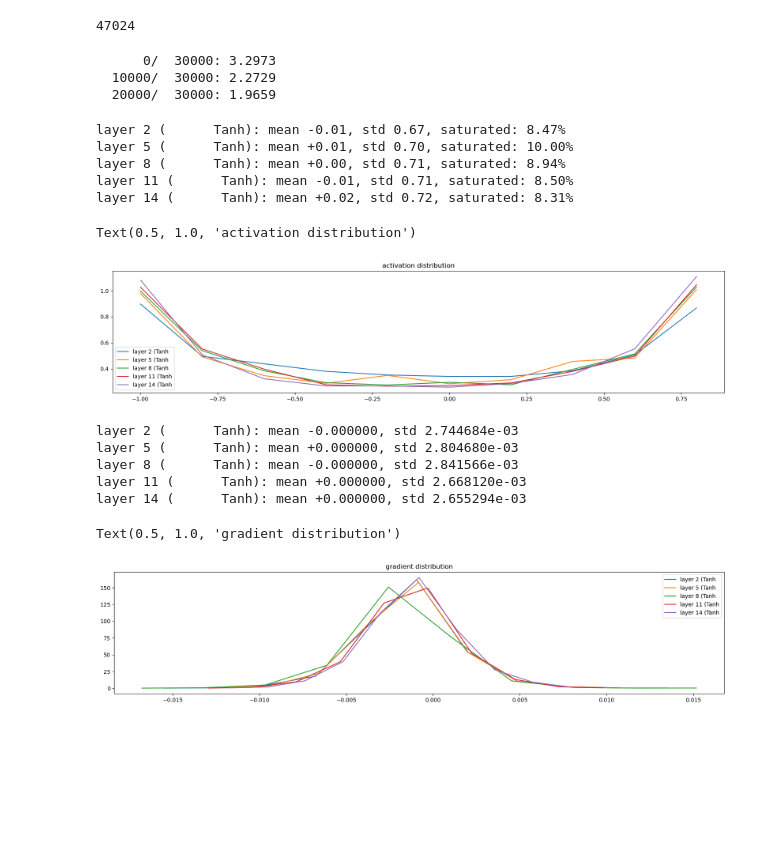
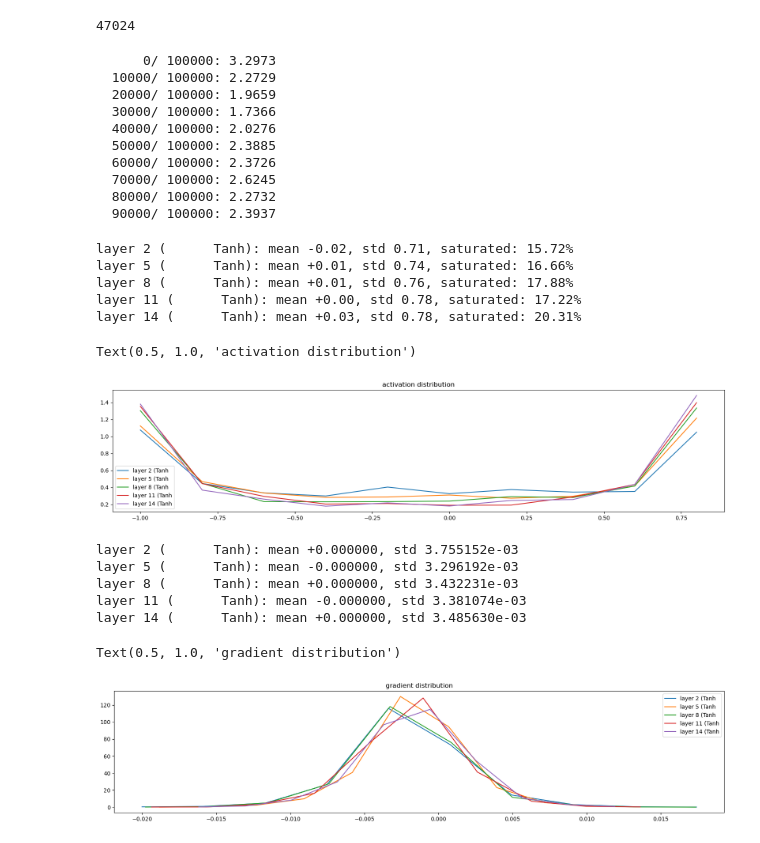
Before and after one commit to empreon/somegrad, a Jupyter notebook: examples/04_mlp2_language_model.ipynb, the cells around one changed output. Drawn from its saved outputs; the diff is of its cells as text; code cells hidden in the pictures; blank space fills up the shorter version.

```diff
--- a/examples/04_mlp2_language_model.ipynb
+++ b/examples/04_mlp2_language_model.ipynb
@@ -85,7 +85,7 @@ print(sum(p.data.size for p in parameters)) # number of parameters in total
 47024
 # %%
 # same optimization as last time
-max_steps = 30000
+max_steps = 100000
 batch_size = 32
 lossi = []
 ud = []
@@ -124,30 +124,37 @@ for i in range(max_steps):
     #if i >= 1000:
     #    break # AFTER_DEBUG: would take out obviously to run full optimization
 # %% [output]
-      0/  30000: 3.2973
-  10000/  30000: 2.2729
-  20000/  30000: 1.9659
+      0/ 100000: 3.2973
+  10000/ 100000: 2.2729
+  20000/ 100000: 1.9659
+  30000/ 100000: 1.7366
+  40000/ 100000: 2.0276
+  50000/ 100000: 2.3885
+  60000/ 100000: 2.3726
+  70000/ 100000: 2.6245
+  80000/ 100000: 2.2732
+  90000/ 100000: 2.3937
 # %%
 # visualize histograms
 plt.figure(figsize=(20, 4)) # width and height of the plot
 legends = []
 for i, layer in enumerate(layers[:-1]): # note: exclude the output layer
   if isinstance(layer, Tanh):
-    t = layer.out
-    print('layer %d (%10s): mean %+.2f, std %.2f, saturated: %.2f%%' % (i, layer.__class__.__name__, t.mean(), t.std(), (abs(t) > 0.97).float().mean()*100))
+    t = layer.out.data
+    print('layer %d (%10s): mean %+.2f, std %.2f, saturated: %.2f%%' % (i, layer.__class__.__name__, t.mean(), t.std(), (abs(t) > 0.97).mean()*100))
     hy, hx = F.histogram(t, density=True)
     plt.plot(hx[:-1].data, hy.data)
     legends.append(f'layer {i} ({layer.__class__.__name__}')
 plt.legend(legends);
 plt.title('activation distribution')
 # %% [output]
-layer 2 (      Tanh): mean -0.01, std 0.67, saturated: 8.47%
-layer 5 (      Tanh): mean +0.01, std 0.70, saturated: 10.00%
-layer 8 (      Tanh): mean +0.00, std 0.71, saturated: 8.94%
-layer 11 (      Tanh): mean -0.01, std 0.71, saturated: 8.50%
-layer 14 (      Tanh): mean +0.02, std 0.72, saturated: 8.31%
+layer 2 (      Tanh): mean -0.02, std 0.71, saturated: 15.72%
+layer 5 (      Tanh): mean +0.01, std 0.74, saturated: 16.66%
+layer 8 (      Tanh): mean +0.01, std 0.76, saturated: 17.88%
+layer 11 (      Tanh): mean +0.00, std 0.78, saturated: 17.22%
+layer 14 (      Tanh): mean +0.03, std 0.78, saturated: 20.31%
 Text(0.5, 1.0, 'activation distribution')
-[figure, old version]
+[figure, new version]
 # %%
 # visualize histograms
 plt.figure(figsize=(20, 4)) # width and height of the plot
@@ -162,13 +169,13 @@ for i, layer in enumerate(layers[:-1]): # note: exclude the output layer
 plt.legend(legends);
 plt.title('gradient distribution')
 # %% [output]
-layer 2 (      Tanh): mean -0.000000, std 2.744684e-03
-layer 5 (      Tanh): mean +0.000000, std 2.804680e-03
-layer 8 (      Tanh): mean -0.000000, std 2.841566e-03
-layer 11 (      Tanh): mean +0.000000, std 2.668120e-03
-layer 14 (      Tanh): mean +0.000000, std 2.655294e-03
+layer 2 (      Tanh): mean +0.000000, std 3.755152e-03
+layer 5 (      Tanh): mean -0.000000, std 3.296192e-03
+layer 8 (      Tanh): mean +0.000000, std 3.432231e-03
+layer 11 (      Tanh): mean -0.000000, std 3.381074e-03
+layer 14 (      Tanh): mean +0.000000, std 3.485630e-03
 Text(0.5, 1.0, 'gradient distribution')
-[figure, old version]
+[figure, new version]
 # %%
 # visualize histograms
 plt.figure(figsize=(20, 4)) # width and height of the plot
```
Also changed, not shown: parts of 4 cells of this notebook, 3 other files.
